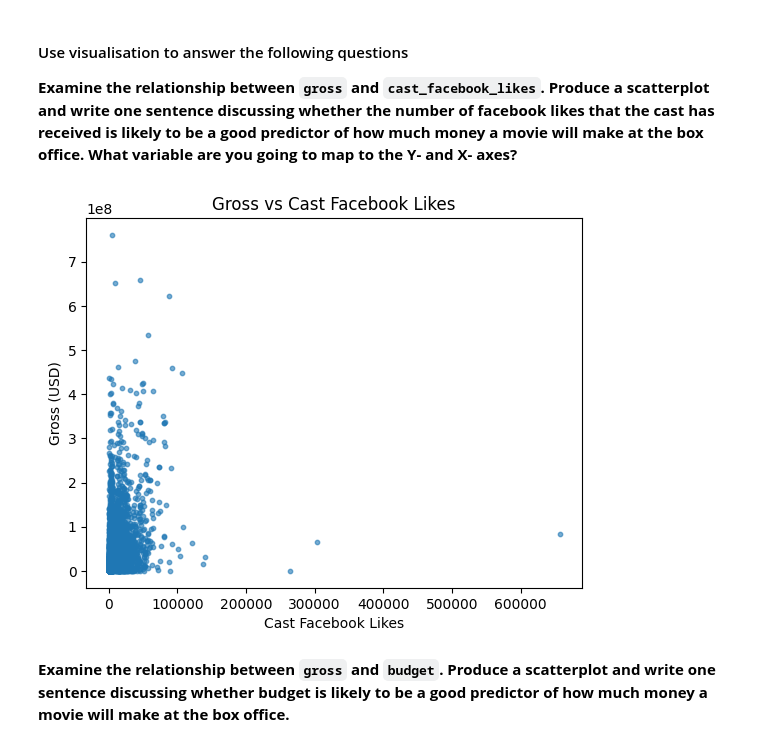
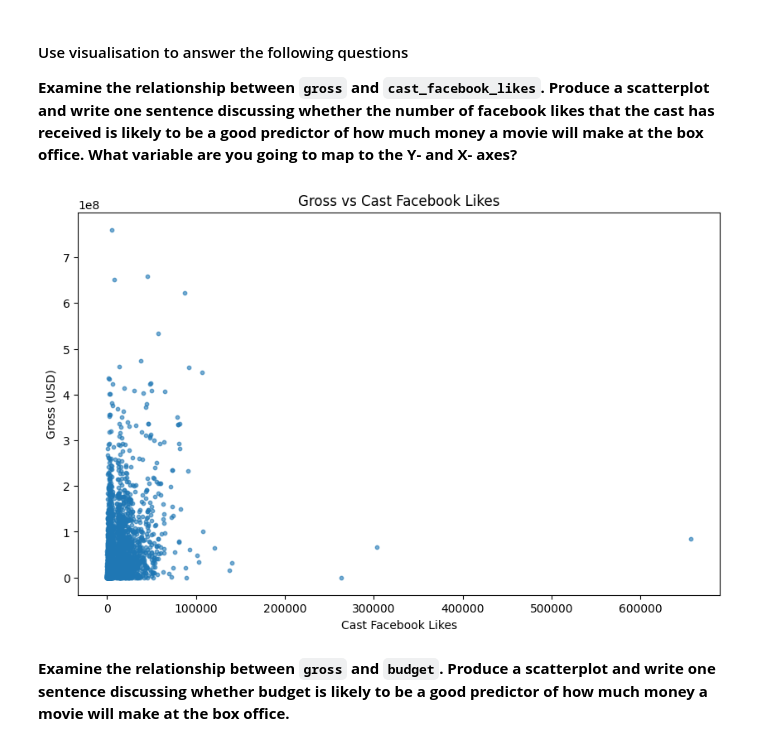
Before and after one commit to Saluka12/Analytics-through-coding-in-class, a Jupyter notebook: Session_2/Homework.ipynb, the cells around one changed output. Saved outputs shown, nothing was run; the diff lists cells and outputs as text; code cells hidden in the pictures.

```diff
--- a/Session_2/Homework.ipynb
+++ b/Session_2/Homework.ipynb
@@ -179,13 +182,13 @@ mov2.groupby("decade").agg(
 
 **Examine the relationship between `gross` and `cast_facebook_likes`. Produce a scatterplot and write one sentence discussing whether the number of facebook likes that the cast has received is likely to be a good predictor of how much money a movie will make at the box office. What variable are you going to map to the Y- and X- axes?**
 # %%
-# Visualization Q1: gross vs cast_facebook_likes (X: likes, Y: gross)
-plt.figure()
+plt.figure(figsize=(10, 6))
 plt.scatter(movies["cast_facebook_likes"], movies["gross"], s=10, alpha=0.6)
 plt.xlabel("Cast Facebook Likes"); plt.ylabel("Gross (USD)"); plt.title("Gross vs Cast Facebook Likes")
 plt.show()
+# The Scatter plot shows that there is a positive correlation between the facebook likes and Gross revenue, however it is a very weak correlation.
 # %% [output]
-[figure, old version]
+[figure, new version]
 # %% [markdown]
 **Examine the relationship between `gross` and `budget`. Produce a scatterplot and write one sentence discussing whether budget is likely to be a good predictor of how much money a movie will make at the box office.**
 # %%
```
Also changed, not shown: parts of 6 cells of this notebook.
